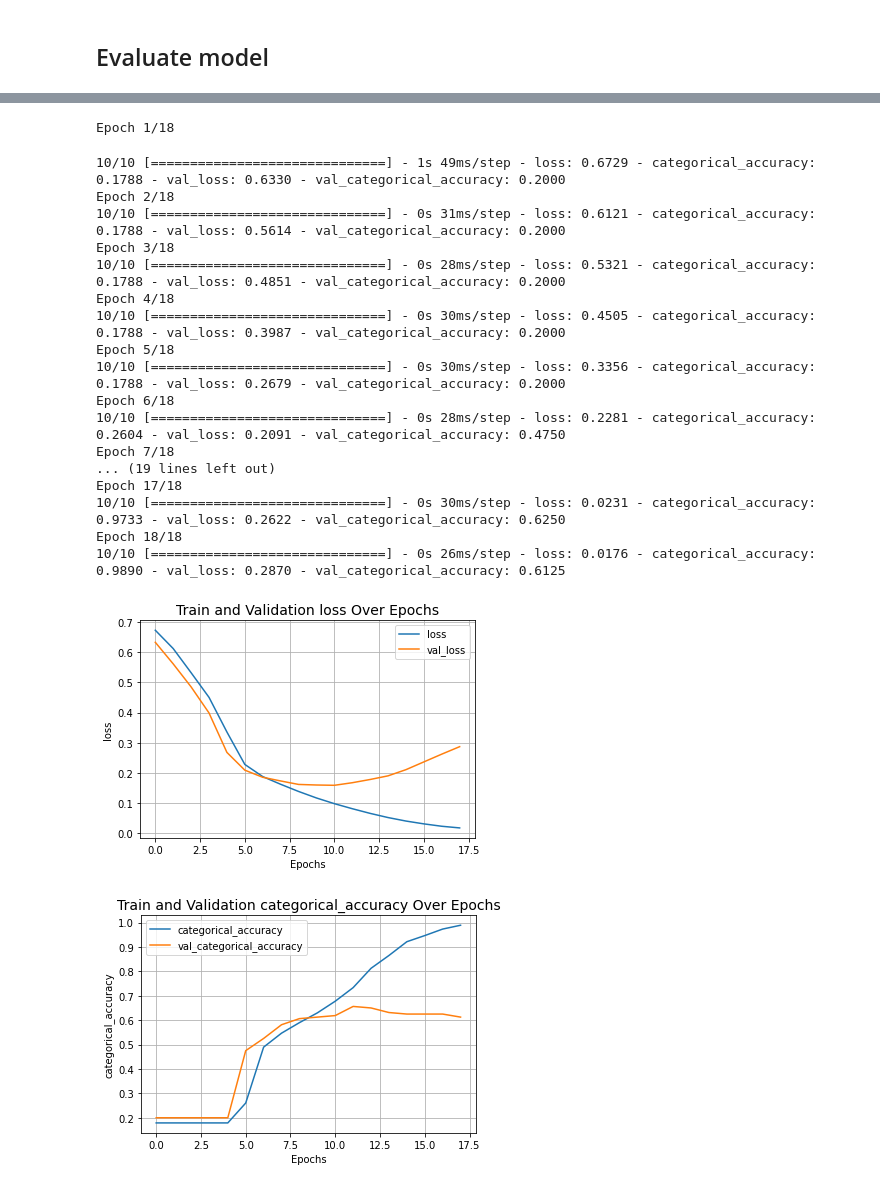
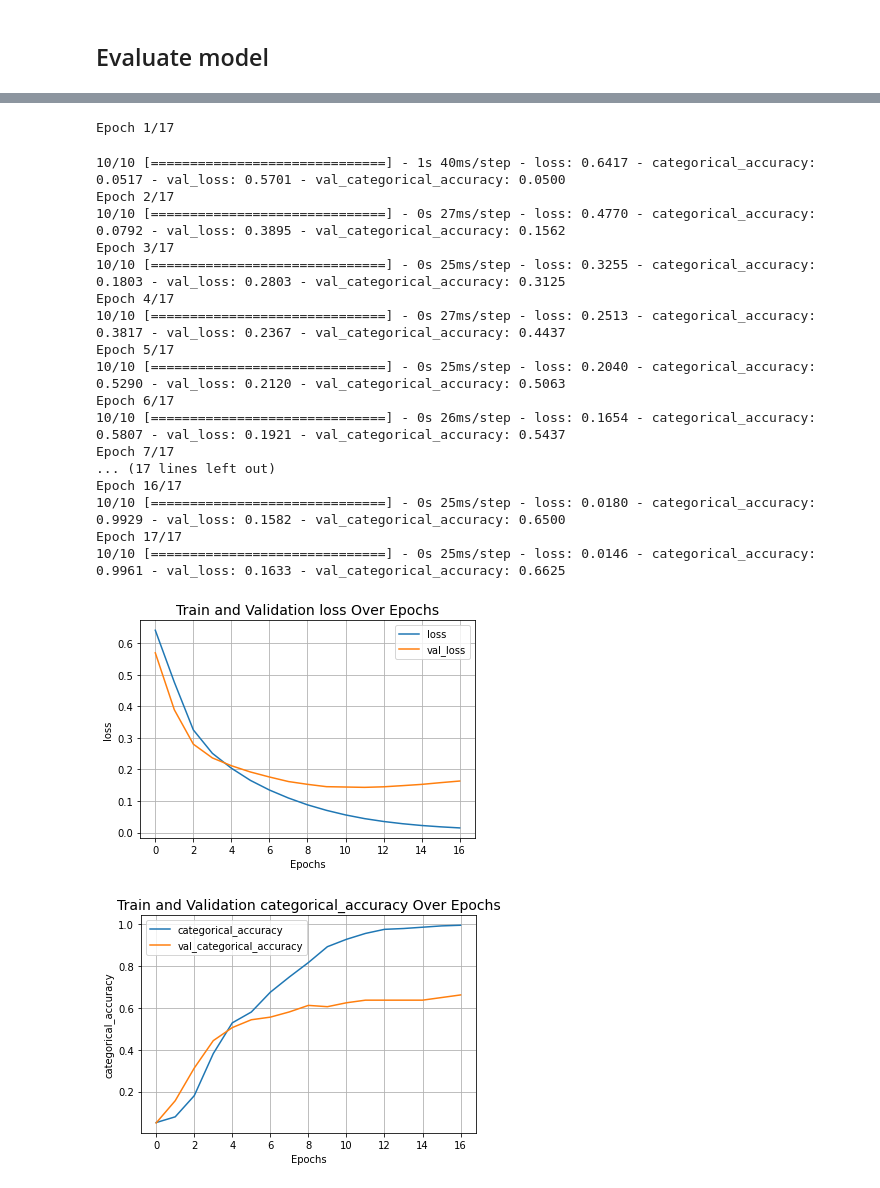
Before and after one commit to EnsarIshakoglu/NLP, a Jupyter notebook: NLP_Text_Classification.ipynb, the cells around one changed output, grey strips where cells are left out. Drawn from its saved outputs; the diff is of its cells as text; code cells hidden in the pictures.

```diff
--- a/NLP_Text_Classification.ipynb
+++ b/NLP_Text_Classification.ipynb
@@ -328,21 +328,8 @@ def conv_model():
     return model
-# %%
-# First define baseline model. Then use it in Keras Classifier for the training
-def baseline_model():
-    # Create model here
-    model = Sequential()
-    model.add(Dense(200, input_dim = input_dim, activation = 'relu')) # Rectified Linear Unit Activation Function
-    model.add(Dense(100, activation = 'relu'))
-    model.add(Dense(50, activation = 'relu'))
-
-    model.add(Dense(output_dim, activation = 'softmax')) # Softmax for multi-class classification
-    # Compile model here
-    model.compile(loss = 'categorical_crossentropy', optimizer = 'adam', metrics = ['accuracy'])
-    return model
 # %% [markdown]
 ## Evaluate model
 # %%
-model = conv_model()
+model = baseline_model()
 
 model.compile(
     loss="binary_crossentropy", optimizer="adam", metrics=["categorical_accuracy"]
@@ -372,42 +359,42 @@ _________________________________________________________________
 X = X_train
 y = y_train
 # %%
-history = model.fit(X, y, validation_data=[X_val, y_val], batch_size = 128, epochs = 18, verbose = 1)
+history = model.fit(X, y, validation_data=[X_val, y_val], batch_size = 128, epochs = 17, verbose = 1)
 
 def plot_result(item):
     plt.plot(history.history[item], label=item)
     plt.plot(history.history["val_" + item], label="val_" + item)
     plt.xlabel("Epochs")
     plt.ylabel(item)
     plt.title("Train and Validation {} Over Epochs".format(item), fontsize=14)
     plt.legend()
     plt.grid()
     plt.show()
 
 
 plot_result("loss")
 plot_result("categorical_accuracy")
 # %% [output]
-Epoch 1/18
+Epoch 1/17
-10/10 [==============================] - 1s 49ms/step - loss: 0.6729 - categorical_accuracy: 0.1788 - val_loss: 0.6330 - val_categorical_accuracy: 0.2000
-Epoch 2/18
-10/10 [==============================] - 0s 31ms/step - loss: 0.6121 - categorical_accuracy: 0.1788 - val_loss: 0.5614 - val_categorical_accuracy: 0.2000
-Epoch 3/18
-10/10 [==============================] - 0s 28ms/step - loss: 0.5321 - categorical_accuracy: 0.1788 - val_loss: 0.4851 - val_categorical_accuracy: 0.2000
-Epoch 4/18
-10/10 [==============================] - 0s 30ms/step - loss: 0.4505 - categorical_accuracy: 0.1788 - val_loss: 0.3987 - val_categorical_accuracy: 0.2000
-Epoch 5/18
-10/10 [==============================] - 0s 30ms/step - loss: 0.3356 - categorical_accuracy: 0.1788 - val_loss: 0.2679 - val_categorical_accuracy: 0.2000
-Epoch 6/18
-10/10 [==============================] - 0s 28ms/step - loss: 0.2281 - categorical_accuracy: 0.2604 - val_loss: 0.2091 - val_categorical_accuracy: 0.4750
-Epoch 7/18
-... (19 lines left out)
-Epoch 17/18
-10/10 [==============================] - 0s 30ms/step - loss: 0.0231 - categorical_accuracy: 0.9733 - val_loss: 0.2622 - val_categorical_accuracy: 0.6250
-Epoch 18/18
-10/10 [==============================] - 0s 26ms/step - loss: 0.0176 - categorical_accuracy: 0.9890 - val_loss: 0.2870 - val_categorical_accuracy: 0.6125
+10/10 [==============================] - 1s 40ms/step - loss: 0.6417 - categorical_accuracy: 0.0517 - val_loss: 0.5701 - val_categorical_accuracy: 0.0500
+Epoch 2/17
+10/10 [==============================] - 0s 27ms/step - loss: 0.4770 - categorical_accuracy: 0.0792 - val_loss: 0.3895 - val_categorical_accuracy: 0.1562
+Epoch 3/17
+10/10 [==============================] - 0s 25ms/step - loss: 0.3255 - categorical_accuracy: 0.1803 - val_loss: 0.2803 - val_categorical_accuracy: 0.3125
+Epoch 4/17
+10/10 [==============================] - 0s 27ms/step - loss: 0.2513 - categorical_accuracy: 0.3817 - val_loss: 0.2367 - val_categorical_accuracy: 0.4437
+Epoch 5/17
+10/10 [==============================] - 0s 25ms/step - loss: 0.2040 - categorical_accuracy: 0.5290 - val_loss: 0.2120 - val_categorical_accuracy: 0.5063
+Epoch 6/17
+10/10 [==============================] - 0s 26ms/step - loss: 0.1654 - categorical_accuracy: 0.5807 - val_loss: 0.1921 - val_categorical_accuracy: 0.5437
+Epoch 7/17
+... (17 lines left out)
+Epoch 16/17
+10/10 [==============================] - 0s 25ms/step - loss: 0.0180 - categorical_accuracy: 0.9929 - val_loss: 0.1582 - val_categorical_accuracy: 0.6500
+Epoch 17/17
+10/10 [==============================] - 0s 25ms/step - loss: 0.0146 - categorical_accuracy: 0.9961 - val_loss: 0.1633 - val_categorical_accuracy: 0.6625
-[figure, old version]
+[figure, new version]
-[figure, old version]
+[figure, new version]
 # %%
 _, categorical_acc = model.evaluate(X_test, y_test)
 print(f"Categorical accuracy on the test set: {round(categorical_acc * 100, 2)}%.")
```
Also changed, not shown: parts of 10 cells of this notebook.
